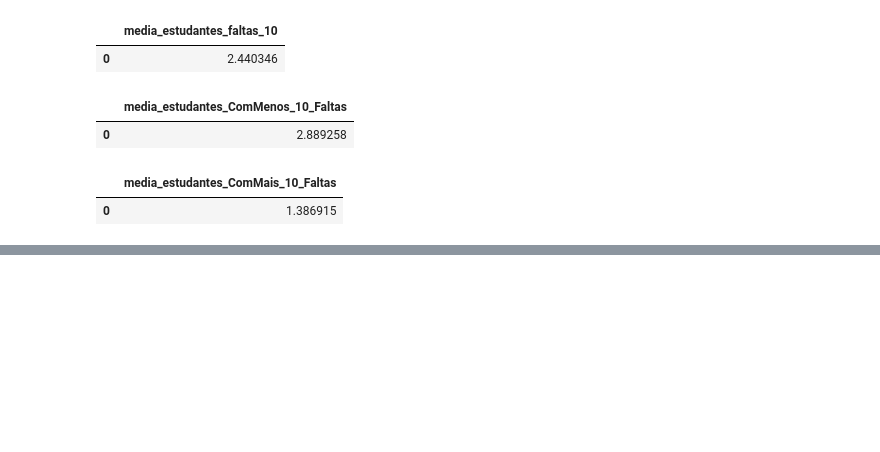
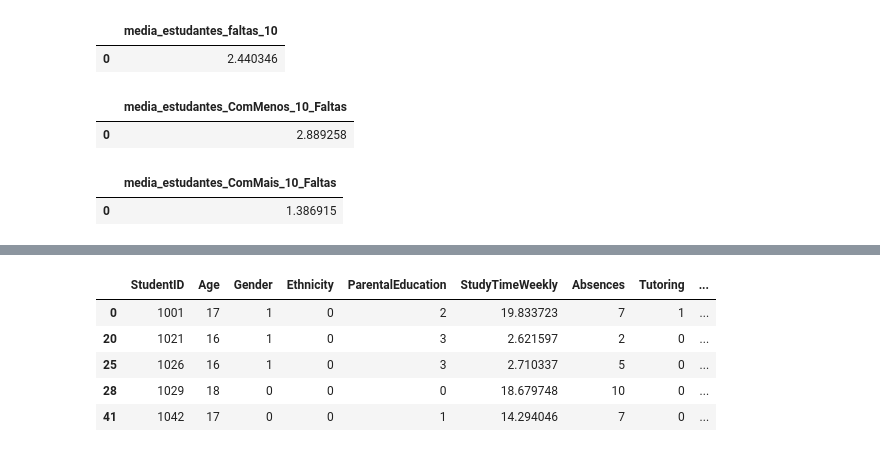
Before and after one commit to BlunaTrostdorf/case, a Jupyter notebook: main1.ipynb, the cells around one changed output, grey strips where cells are left out. Drawn from its saved outputs; the diff is of its cells as text; code cells hidden in the pictures; blank space fills up the shorter version.

```diff
--- a/main1.ipynb
+++ b/main1.ipynb
@@ -58,13 +18,6 @@ Required-by:
 # %%
-import pandas as pd
-from pandasql import sqldf
-import sqlite3
 
-# Carregar o arquivo CSV em um DataFrame
-base = pd.read_csv(r"C:\Users\Usuário\Downloads\archive (2)\projetoCase\Student_performance_data _.csv")
 
-# Verificar se o DataFrame foi carregado corretamente
-print(base.head())
 
 # Criar uma conexão com um banco de dados SQLite em memória
 conn = sqlite3.connect(':memory:')
@@ -261,0 +256,29 @@ print(resultado)
+# %%
+
+
+# Certificar-se de que 'GradeClass' é do tipo float e 'Sports' é do tipo int
+#base['GradeClass'] = base['GradeClass'].astype(float)
+#base['Sports'] = base['Sports'].astype(int)
+
+#Imprimir valores únicos de 'GradeClass' para diagnóstico
+print("Valores únicos em 'GradeClass':", base['GradeClass'].unique())
+
+# Identificar os valores distintos de GradeClass
+grade_classes = base['GradeClass'].unique()
+
+# Criar um dicionário para armazenar os novos DataFrames
+grade_class_dfs = {}
+
+# Loop para criar um DataFrame para cada valor distinto de GradeClass
+for grade_class in grade_classes:
+    # Filtrar os dados para o GradeClass atual
+    df_filtered = base[base['GradeClass'] == grade_class]
+    # Excluir os estudantes que praticam esportes
+    df_filtered_no_sports = df_filtered[df_filtered['Sports'] == 0]
+    # Armazenar o DataFrame no dicionário
+    grade_class_dfs[grade_class] = df_filtered_no_sports
+
+
+    print(f"\nAmostra de registros para GradeClass = {grade_class}:")
+    print(df_filtered_no_sports.head())
+    print(f"Número de registros para GradeClass = {grade_class}: {df_filtered_no_sports.shape[0]}")
@@ -261,0 +303,9 @@ print(resultado)
+# %%
+df_filtered_no_sports.head()
+# %% [output]
+|  | StudentID | Age | Gender | Ethnicity | ParentalEducation | StudyTimeWeekly | Absences | Tutoring | ... |
+| 0 | 1001 | 17 | 1 | 0 | 2 | 19.833723 | 7 | 1 | ... |
+| 20 | 1021 | 16 | 1 | 0 | 3 | 2.621597 | 2 | 0 | ... |
+| 25 | 1026 | 16 | 1 | 0 | 3 | 2.710337 | 5 | 0 | ... |
+| 28 | 1029 | 18 | 0 | 0 | 0 | 18.679748 | 10 | 0 | ... |
+| 41 | 1042 | 17 | 0 | 0 | 1 | 14.294046 | 7 | 0 | ... |
```
Also changed, not shown: parts of 17 cells of this notebook.
